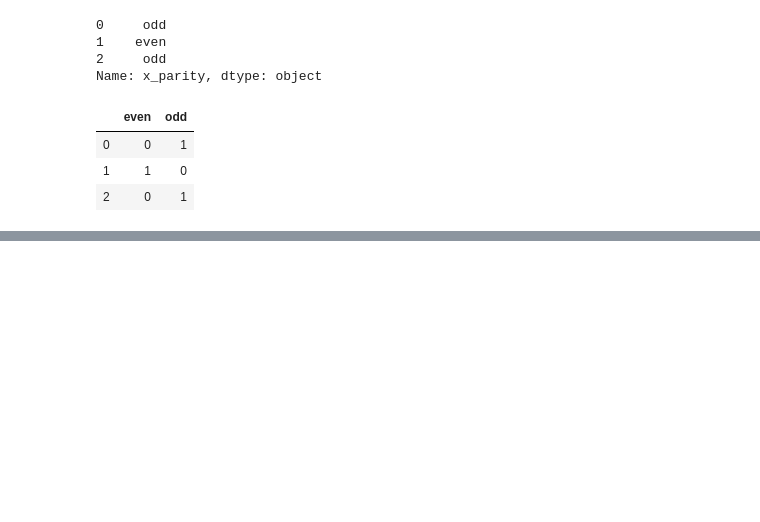
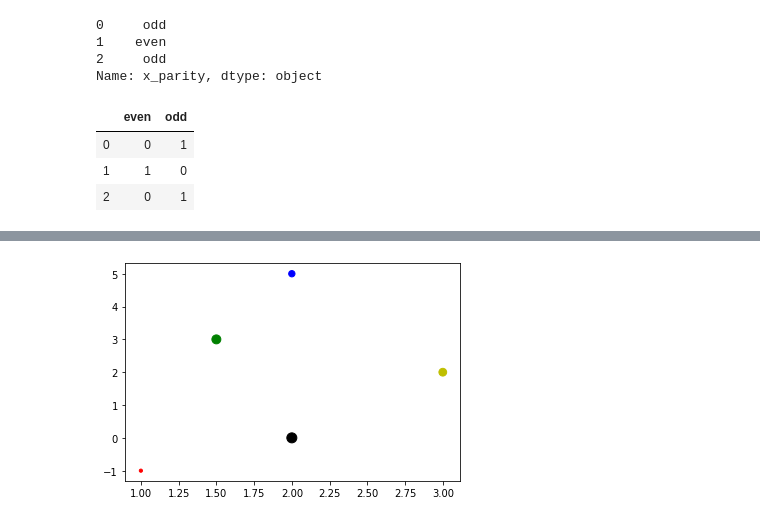
Before and after one commit to PacktWorkshops/The-Statistics-and-Calculus-with-Python-Workshop, a Jupyter notebook: Chapter02/Code Samples.ipynb, the cells around one changed output, grey strips where cells are left out. Cells and saved outputs as stored; diff of their text form; code cells hidden in the pictures; blank space fills up the shorter version.

```diff
--- a/Chapter02/Code Samples.ipynb
+++ b/Chapter02/Code Samples.ipynb
@@ -325,0 +340,8 @@ pd.get_dummies(df['x_parity'])
+# %%
+sizes = [10, 40, 60, 80, 100]
+colors = ['r', 'b', 'y', 'g', 'k']
+
+plt.scatter(x, y, s=sizes, c=colors)
+plt.show()
+# %% [output]
+[figure, added]
```
Also changed, not shown: parts of 24 cells of this notebook, 3 other files.
